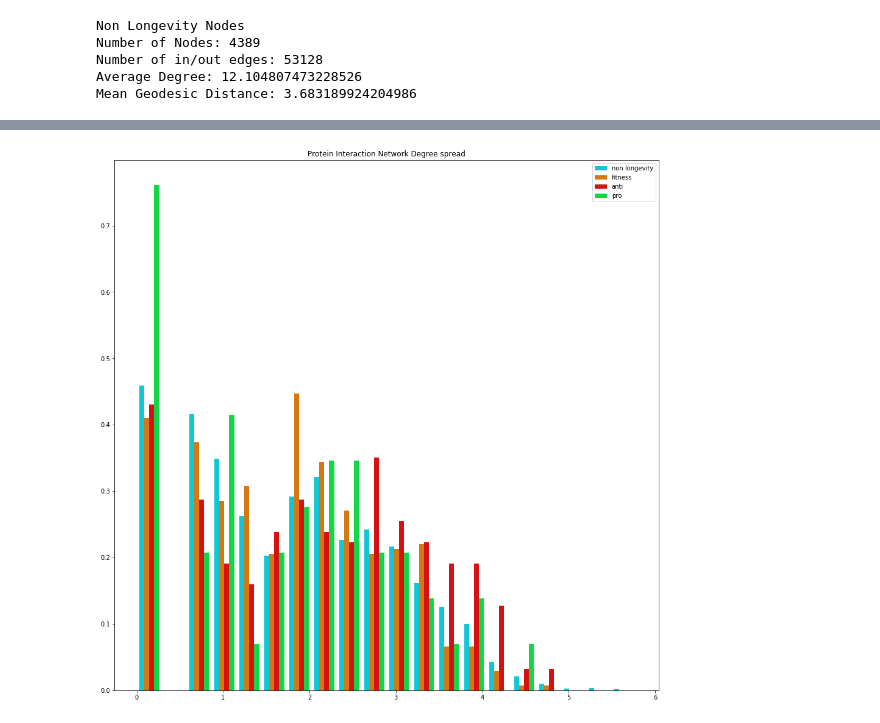
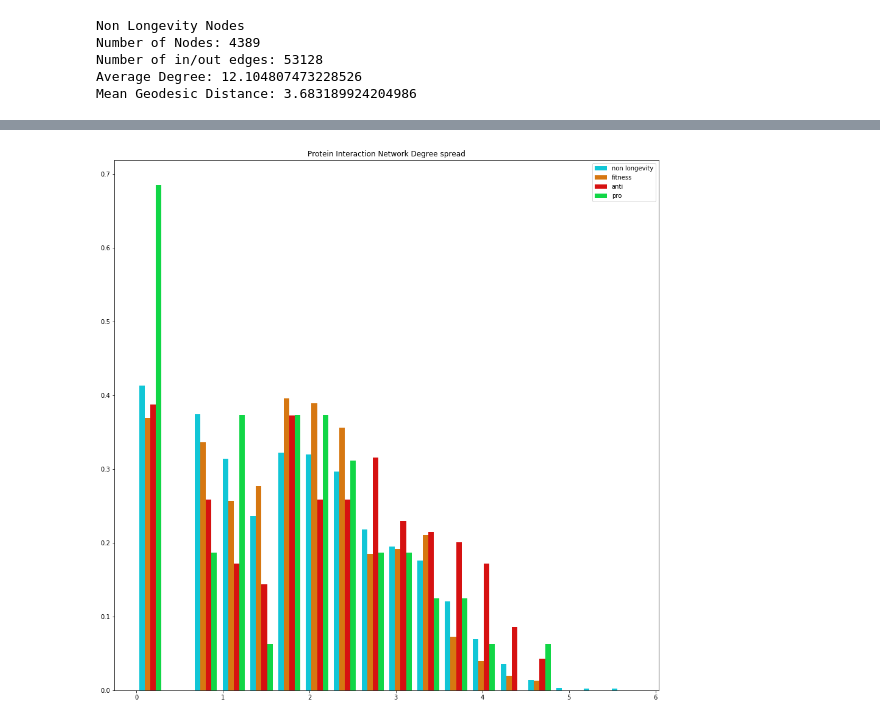
Before and after one commit to JoyMace/HomologousGenes, a Jupyter notebook: Project.ipynb, the cells around one changed output, grey strips where cells are left out. Drawn from its saved outputs; the diff is of its cells as text; code cells hidden in the pictures.

```diff
--- a/Project.ipynb
+++ b/Project.ipynb
@@ -333,19 +334,19 @@ TypeError: 'Figure' object is not iterable
 # %%
 fig = plt.figure(figsize=(16,16))
 ax = fig.add_subplot(111)
 ax.set_title('Protein Interaction Network Degree spread')
 
 labels=['non longevity','fitness', 'anti', 'pro']
 colors = ['#11c6d6', '#d67711','#d61111', '#11d646']
 plt.hist([[np.log(G_main.degree(n)) for n in non_nodes],
           [np.log(G_main.degree(n)) for n in fit_nodes],
           [np.log(G_main.degree(n)) for n in anti_nodes],
           [np.log(G_main.degree(n)) for n in pro_nodes]],
-         bins=20,color=colors, label=labels, density=True)
+         bins=18,color=colors, label=labels, density=True)
 ax.legend()
 plt.show()
 # %% [output]
-[figure, old version]
+[figure, new version]
 # %%
 worm_file = 'worm_genage_models_export.tsv'
 df_worm = pd.read_csv(worm_file, sep=r'\t', engine='python')
```
Also changed, not shown: parts of 4 cells of this notebook.
